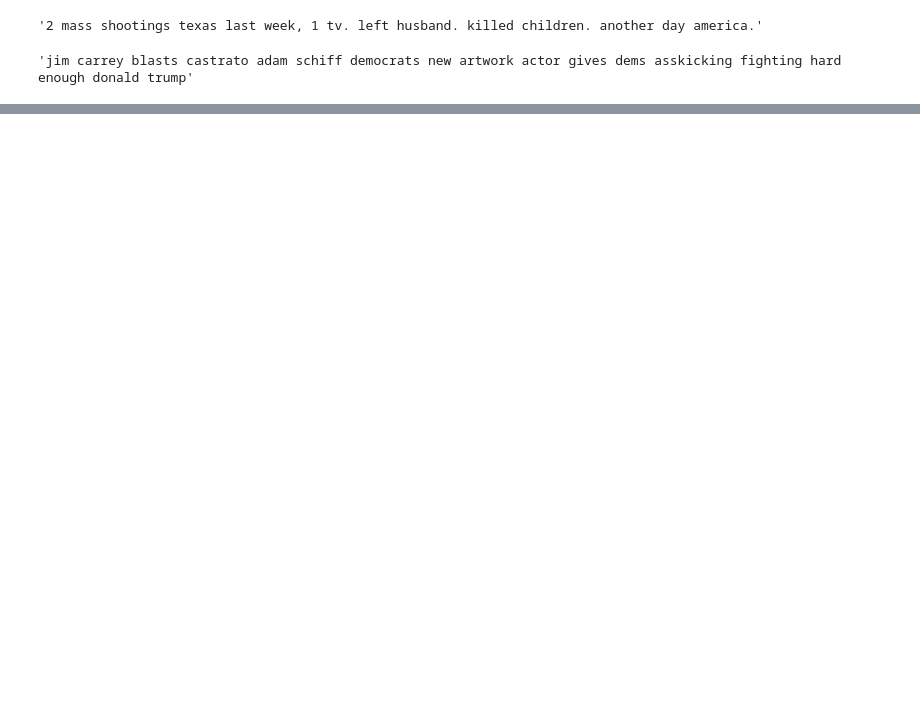
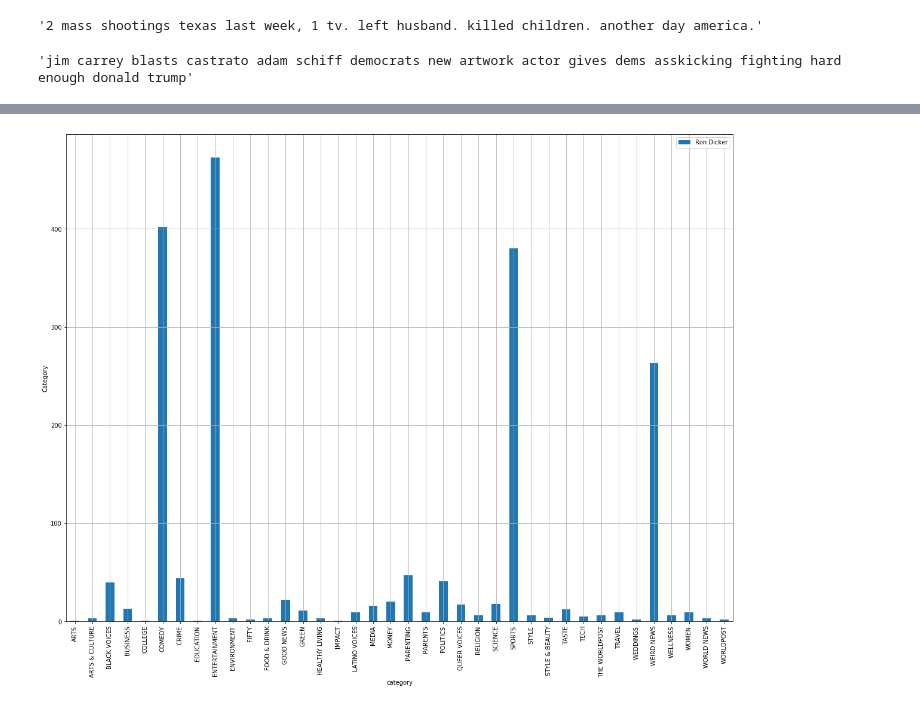
Before and after one commit to dabarbosa10/Others, a Jupyter notebook: NLP.ipynb, the cells around one changed output, grey strips where cells are left out. Cells and saved outputs as stored; diff of their text form; code cells hidden in the pictures; blank space fills up the shorter version.

```diff
--- a/NLP.ipynb
+++ b/NLP.ipynb
@@ -157,0 +329,7 @@ df['NWSC'][3]
+# %%
+author_name = 'Ron Dicker'
+author_number= df[df['authors'] == author_name]
+df1 =author_number.groupby(by='category').count()
+# %%
+coun1=df1['headline']
+print(coun1)
@@ -157,0 +354,8 @@ df['NWSC'][3]
+# %%
+coun1.plot( kind='bar', figsize=(20,15),label='Ron Dicker')
+plt.grid()
+plt.legend()
+plt.ylabel('Category')
+plt.savefig('bars2.pdf')
+# %% [output]
+[figure, added]
```
Also changed, not shown: parts of 21 cells of this notebook.
